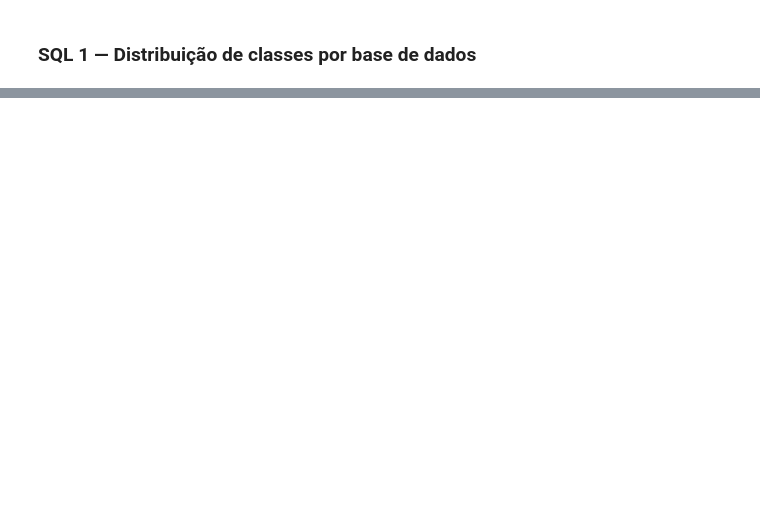
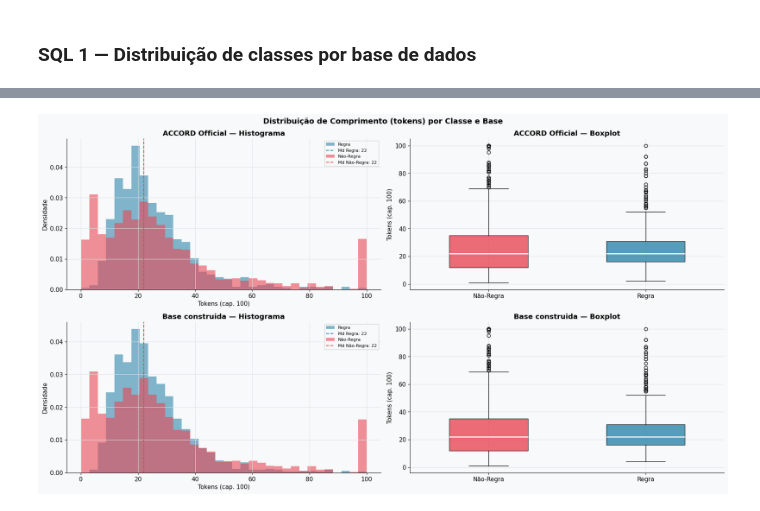
Before and after one commit to FerDelbo/rule-classification, a Jupyter notebook: src/etapa3_analise_exploratoria.ipynb, the cells around one changed output, grey strips where cells are left out. Drawn from its saved outputs; the diff is of its cells as text; code cells hidden in the pictures; blank space fills up the shorter version.

```diff
--- a/src/etapa3_analise_exploratoria.ipynb
+++ b/src/etapa3_analise_exploratoria.ipynb
@@ -199,7 +166,6 @@ EXT_REF      = ['section','table','figure','appendix','clause','see ','refer to'
                 'paragraph','schedule','annex']
 
 def extract_features(text):
-    """Extrai features linguísticas de uma sentença."""
     if pd.isna(text):
         return {}
     t  = str(text).strip()
@@ -223,22 +189,29 @@ def extract_features(text):
         'n_numbers':      len(re.findall(r'\b\d+\.?\d*\b', t)),
     }
 
-print('⚙️  Extraindo features de todas as bases...')
 
-# Concatena as três bases com colunas padronizadas
+df_official['base'] = 'ACCORD Official'
+df_ours    ['base'] = 'Base Construida'
+df_all     ['base'] = 'ALL (Baseline)'
+
 df_combined = pd.concat([
+    df_all     [['Text','is_rule','base']],
     df_official[['Text','is_rule','base']],
     df_ours    [['Text','is_rule','base']],
-    df_all     [['Text','is_rule','base']],
 ], ignore_index=True)
 
 # Remove duplicatas — mantém primeira ocorrência (ACCORD Official tem prioridade)
 df_combined = df_combined.drop_duplicates(subset=['Text'], keep='first')
-print(f'Total de sentenças únicas: {len(df_combined)}')
+print(f'Total de sentenças únicas: {df_combined.shape[0]}')
 
 # Extrai features
-features = df_combined['Text'].apply(extract_features).apply(pd.Series)
-df_tidy   = pd.concat([df_combined.reset_index(drop=True), features], axis=1)
+# features = df_combined['Text'].apply(extract_features).apply(pd.Series)
+# df_tidy   = pd.concat([df_combined.reset_index(drop=True), features], axis=1)
+
+df_combined = df_combined.reset_index(drop=True)   # reset ANTES de extrair
+features    = df_combined['Text'].apply(extract_features).apply(pd.Series)
+df_tidy     = pd.concat([df_combined, features], axis=1)  # índices já alinhados
+
 
 # Tipos corretos
 int_cols = [c for c in df_tidy.columns if c not in ['Text','base']]
@@ -429,18 +475,17 @@ print('   Diferença entre classes sustenta a Hipótese H2.')
 Análise de cada variável individualmente, com foco na distribuição de comprimento
 e nas estatísticas descritivas de cada base.
 # %%
-# ── Estatísticas descritivas completas ───────────────────────────────────────
 feat_cols = ['n_tokens','n_chars','n_deontic','n_quantitative',
              'n_coref','n_ext_ref','n_numbers']
 
 print('═'*60)
 for base_name, df_b in [('ACCORD Official', df_official),
-                         ('Nossa Base',      df_ours),
+                         ('Base construida',      df_ours),
                          ('ALL.csv',         df_all)]:
     # Adiciona features
     feats = df_b['Text'].apply(extract_features).apply(pd.Series)
     df_b2 = pd.concat([df_b.reset_index(drop=True), feats], axis=1)
-    print(f'\n📊 {base_name} (n={len(df_b2)})')
+    print(f'\n {base_name} (n={len(df_b2)})')
     if 'is_rule' in df_b2.columns and df_b2['is_rule'].nunique() > 1:
         for label, name in [(1,'Regra'),(0,'Não-Regra')]:
             sub = df_b2[df_b2['is_rule']==label]
@@ -454,12 +517,11 @@ for base_name, df_b in [('ACCORD Official', df_official),
 # %%
-# ── Histogramas de comprimento — comparação entre bases ──────────────────────
-fig, axes = plt.subplots(2, 3, figsize=(18, 10))
+fig, axes = plt.subplots(2, 2, figsize=(18, 10))
 fig.suptitle('Distribuição de Comprimento (tokens) por Classe e Base',
              fontsize=14, fontweight='bold')
 
 bases = [
     (df_official, 'ACCORD Official'),
-    (df_ours,     'Nossa Base'),
+    (df_ours,     'Base construida'),
 ]
 
 for row, (df_b, bname) in enumerate(bases):
@@ -468,42 +530,33 @@ for row, (df_b, bname) in enumerate(bases):
 
     # Histograma
     ax = axes[row][0]
     bins = np.linspace(0, 100, 35)
     for label, color, lname in [(1,C_RULE,'Regra'),(0,C_NORULE,'Não-Regra')]:
         sub = df_b2[df_b2['is_rule']==label]['n_tokens'].clip(upper=100)
         ax.hist(sub, bins=bins, alpha=0.6, color=color, label=lname, density=True)
         ax.axvline(sub.median(), color=color, linestyle='--', linewidth=1.5,
                    label=f'Md {lname}: {sub.median():.0f}')
     ax.set_title(f'{bname} — Histograma', fontweight='bold')
     ax.set_xlabel('Tokens (cap. 100)')
     ax.set_ylabel('Densidade')
     ax.legend(fontsize=8)
 
     # Boxplot
     ax2 = axes[row][1]
     data = [df_b2[df_b2['is_rule']==0]['n_tokens'].clip(upper=100),
             df_b2[df_b2['is_rule']==1]['n_tokens'].clip(upper=100)]
     bp = ax2.boxplot(data, patch_artist=True, widths=0.5,
                      medianprops=dict(color='white', linewidth=2))
     for patch, color in zip(bp['boxes'], [C_NORULE, C_RULE]):
         patch.set_facecolor(color)
         patch.set_alpha(0.8)
     ax2.set_xticklabels(['Não-Regra','Regra'])
     ax2.set_title(f'{bname} — Boxplot', fontweight='bold')
     ax2.set_ylabel('Tokens (cap. 100)')
 
-    # Violin
-    ax3 = axes[row][2]
-    parts = ax3.violinplot(data, positions=[1,2], showmedians=True, showextrema=True)
-    for i, (body, color) in enumerate(zip(parts['bodies'], [C_NORULE, C_RULE])):
-        body.set_facecolor(color)
-        body.set_alpha(0.7)
-    ax3.set_xticks([1,2])
-    ax3.set_xticklabels(['Não-Regra','Regra'])
-    ax3.set_title(f'{bname} — Violin', fontweight='bold')
-    ax3.set_ylabel('Tokens (cap. 100)')
 
 plt.tight_layout()
-plt.savefig('fig2_comprimento_univariado.png', dpi=150, bbox_inches='tight')
+plt.savefig('../figures/fig2_comprimento_univariado.png', dpi=150, bbox_inches='tight')
 plt.show()
-print('💾 Salvo: fig2_comprimento_univariado.png')
+# %% [output]
+[figure, added]
```
Also changed, not shown: parts of 65 cells of this notebook, 10 other files.
